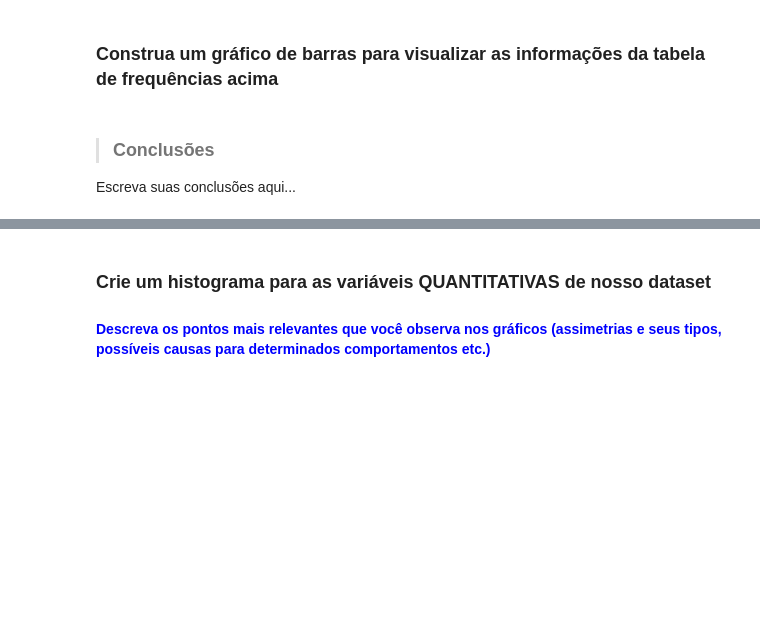
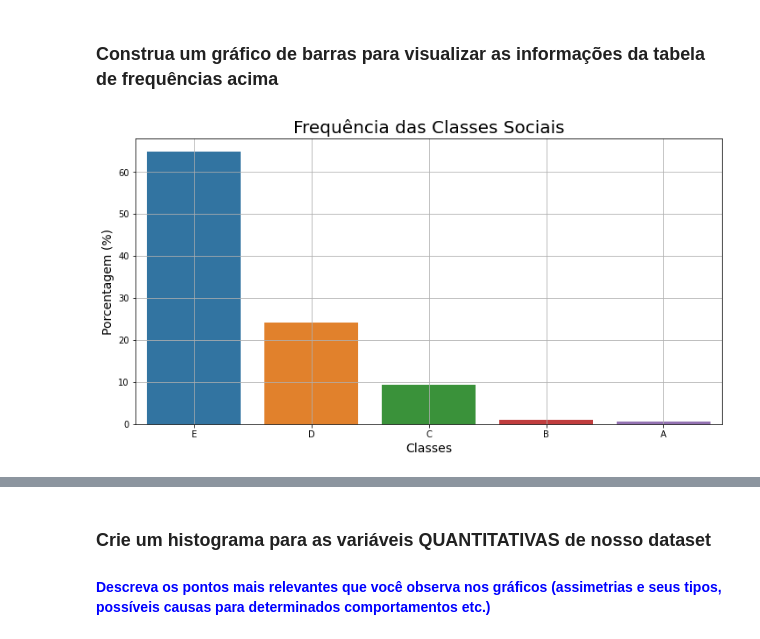
Before and after one commit to mvboas/curso_estatistica_com_python, a Jupyter notebook: notebooks/Análise_Descritiva.ipynb, the cells around one changed output, grey strips where cells are left out. Saved outputs shown, nothing was run; the diff lists cells and outputs as text; code cells hidden in the pictures; blank space fills up the shorter version.

```diff
--- a/notebooks/Análise_Descritiva.ipynb
+++ b/notebooks/Análise_Descritiva.ipynb
@@ -158,4 +183,14 @@ Para construir as classes de renda considere que o salário mínimo na época da
 # %% [markdown]
 ### 2º Definir os labels das classes
+# %%
+labels = ['E','D','C','B','A']
 # %% [markdown]
 ### 3º Construir a coluna de frequências
+# %%
+frequencia= pd.value_counts(
+    pd.cut(x = dados.Renda,
+       bins = classes,
+       include_lowest = True,
+       labels = labels)
+    )
+frequencia
@@ -162,2 +204,11 @@ Para construir as classes de renda considere que o salário mínimo na época da
 # %% [markdown]
 ### 4º Construir a coluna de percentuais
+# %%
+percentual = pd.value_counts(
+    pd.cut(x = dados.Renda,
+       bins = classes,
+       include_lowest = True,
+       labels = labels),
+       normalize = True
+    ) *100
+percentual
@@ -164,2 +222,8 @@ Para construir as classes de renda considere que o salário mínimo na época da
 # %% [markdown]
 ### 5º Juntar as colunas de frequência e percentuais e ordenar as linhas de acordo com os labels das classes
+# %%
+dist_freq = pd.DataFrame({'Frequencia': frequencia,
+                          'Porcentagem (%)': percentual})
+dist_freq = dist_freq.sort_values('Frequencia')
+dist_freq = dist_freq.reset_index()
+dist_freq
@@ -166,6 +237,12 @@ Para construir as classes de renda considere que o salário mínimo na época da
 # %% [markdown]
 ### Construa um gráfico de barras para visualizar as informações da tabela de frequências acima
-# %% [markdown]
-> ### Conclusões
-
-Escreva suas conclusões aqui...
+# %%
+ax = sns.barplot(y = 'Porcentagem (%)', x = 'index', data = dist_freq)
+ax.figure.set_size_inches(12,6)
+ax.set_title('Frequência das Classes Sociais', fontsize = 20)
+ax.set_xlabel('Classes', fontsize = 14)
+ax.set_ylabel('Porcentagem (%)',fontsize = 14)
+plt.grid()
+plt.show()
+# %% [output]
+[figure, added]
```
Also changed, not shown: parts of 42 cells of this notebook.
